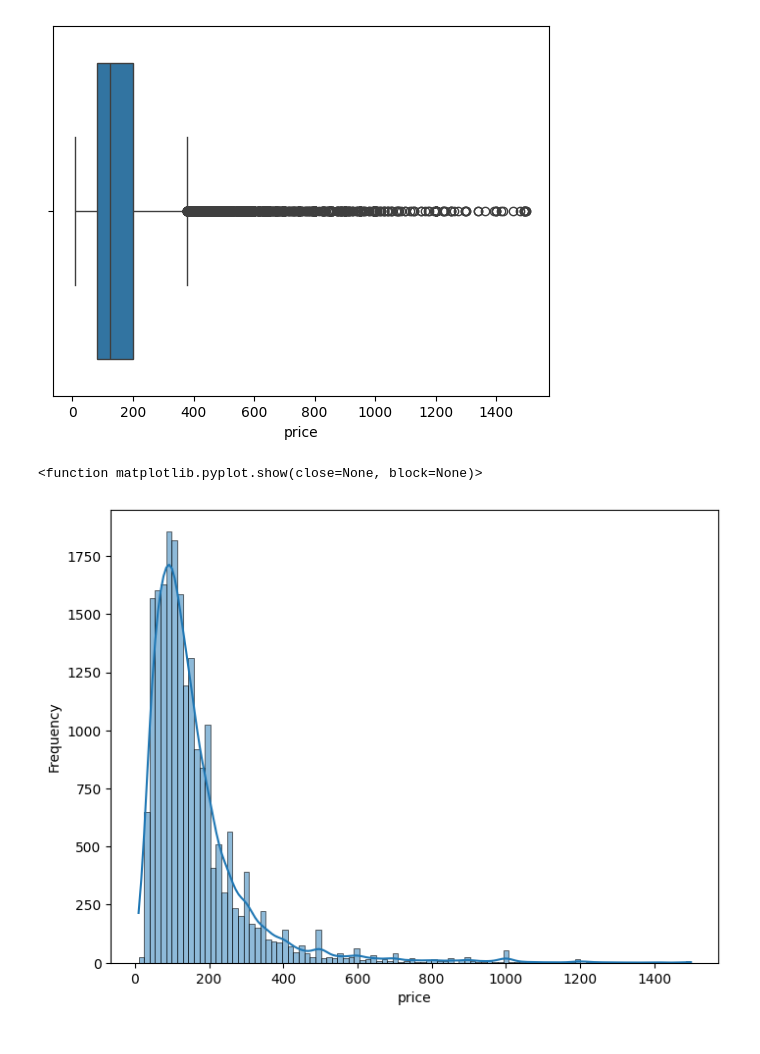
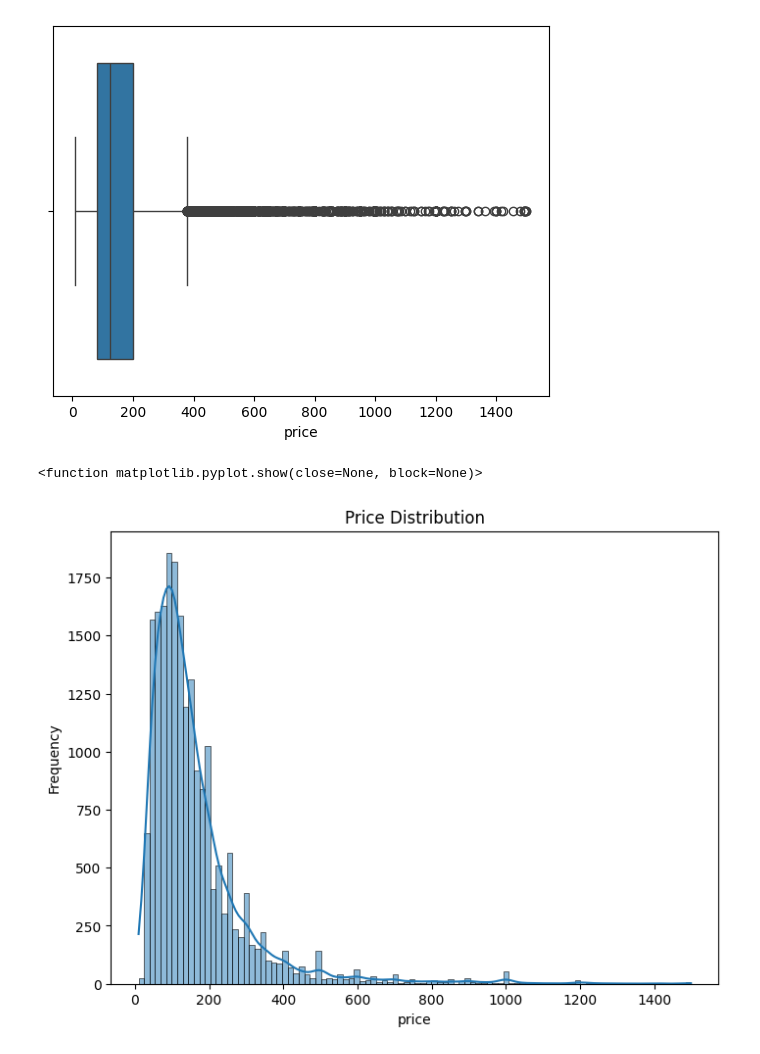
Before and after one commit to Vanshaj14Mohan/Airbnb-NYC-Project, a Jupyter notebook: Files/main.ipynb, the cells around one changed output. Drawn from its saved outputs; the diff is of its cells as text; code cells hidden in the pictures.

```diff
--- a/Files/main.ipynb
+++ b/Files/main.ipynb
@@ -223,11 +223,12 @@ sns.boxplot(data=df, x="price")
 # %%
 #Data Analysis
 
 #For price distribution
 plt.figure(figsize=(8,6))
 sns.histplot(data=df, x='price', kde=True, bins=100)
+plt.title("Price Distribution")
 plt.ylabel("Frequency")
 plt.show
 # %% [output]
 <function matplotlib.pyplot.show(close=None, block=None)>
-[figure, old version]
+[figure, new version]
```
Also changed, not shown: parts of 1 cell of this notebook.
